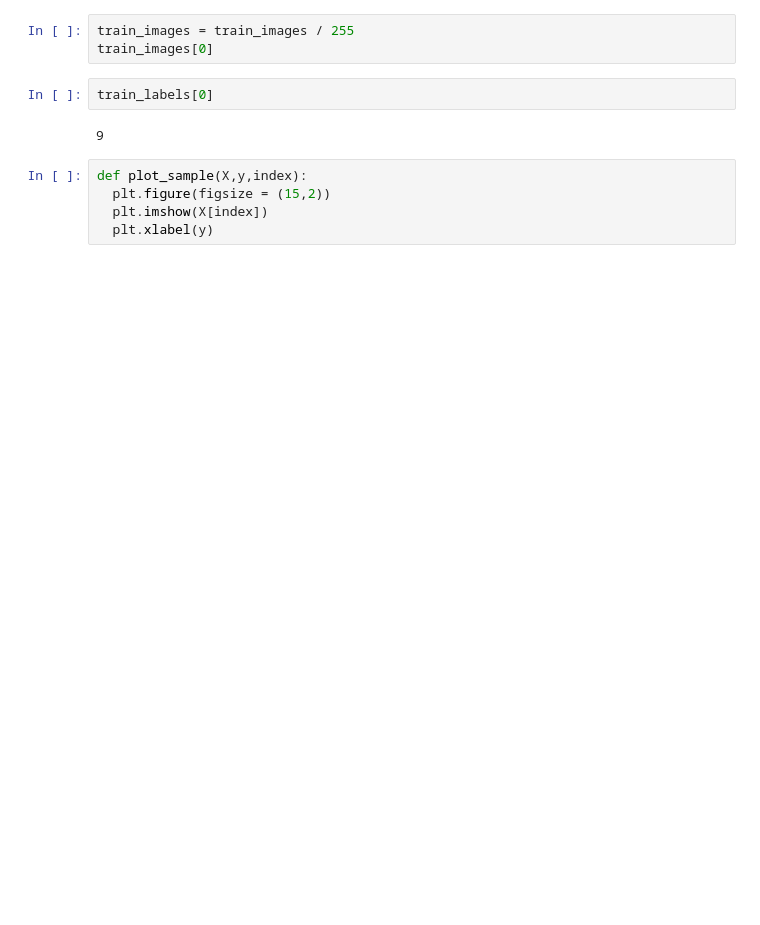
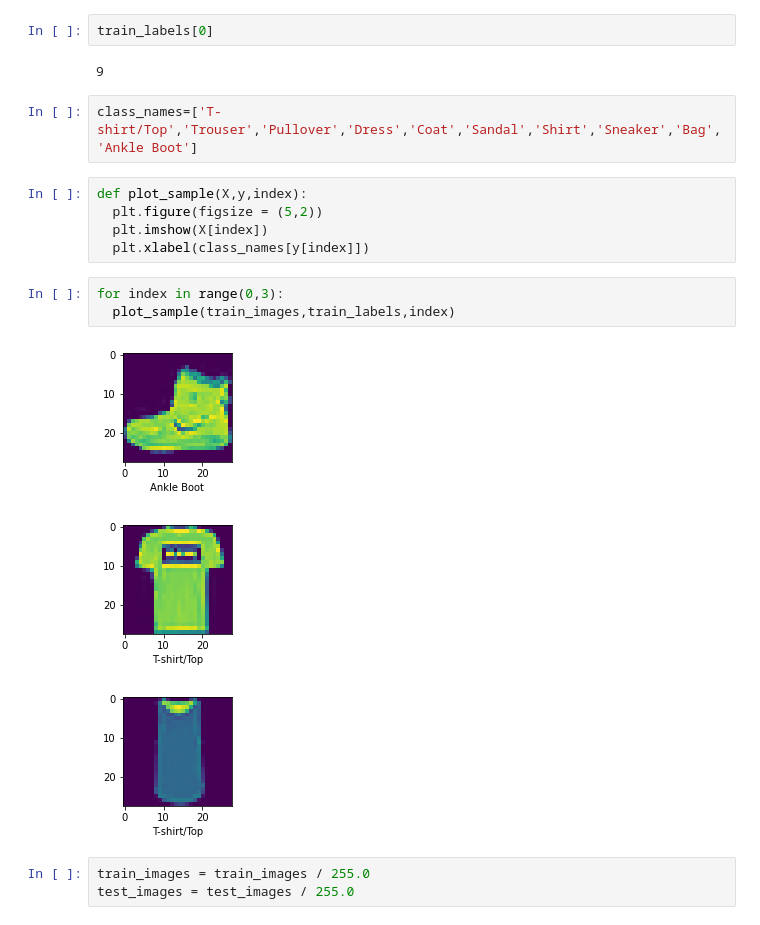
Before and after one commit to santhoshbvsrk/DeepLearning, a Jupyter notebook: MNIST/Fashion_MNIST.ipynb, the cells around one changed output. Saved outputs shown, nothing was run; the diff lists cells and outputs as text; blank space fills up the shorter version.

```diff
--- a/MNIST/Fashion_MNIST.ipynb
+++ b/MNIST/Fashion_MNIST.ipynb
@@ -26,12 +44,21 @@ train_images[0]
-# %%
-train_images = train_images / 255
-train_images[0]
 # %%
 train_labels[0]
 # %% [output]
 9
+# %%
+class_names=['T-shirt/Top','Trouser','Pullover','Dress','Coat','Sandal','Shirt','Sneaker','Bag','Ankle Boot']
 # %%
 def plot_sample(X,y,index):
-  plt.figure(figsize = (15,2))
+  plt.figure(figsize = (5,2))
   plt.imshow(X[index])
-  plt.xlabel(y)
+  plt.xlabel(class_names[y[index]])
+# %%
+for index in range(0,3):
+  plot_sample(train_images,train_labels,index)
+# %% [output]
+[figure, added]
+[figure, added]
+[figure, added]
+# %%
+train_images = train_images / 255.0
+test_images = test_images / 255.0
```
Also changed, not shown: parts of 29 cells of this notebook.
